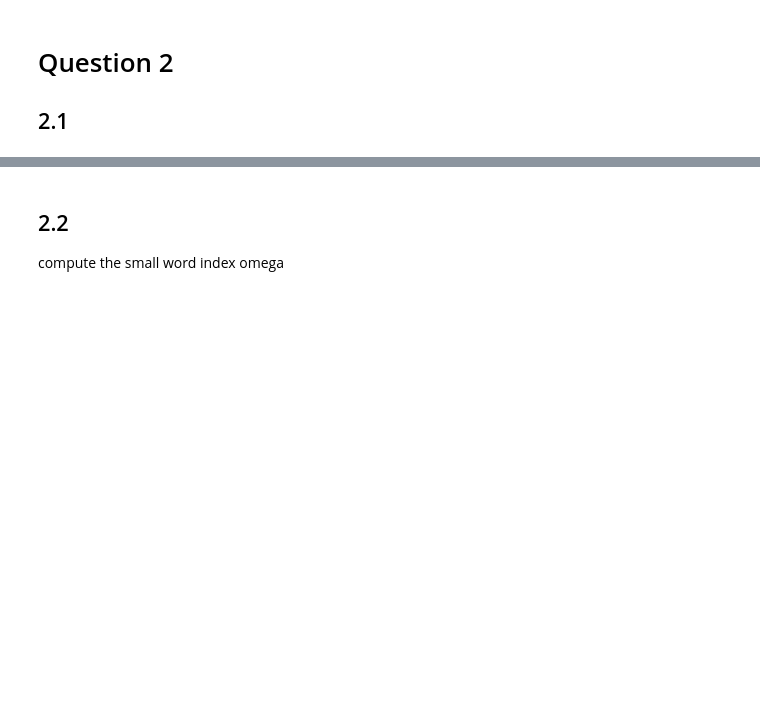
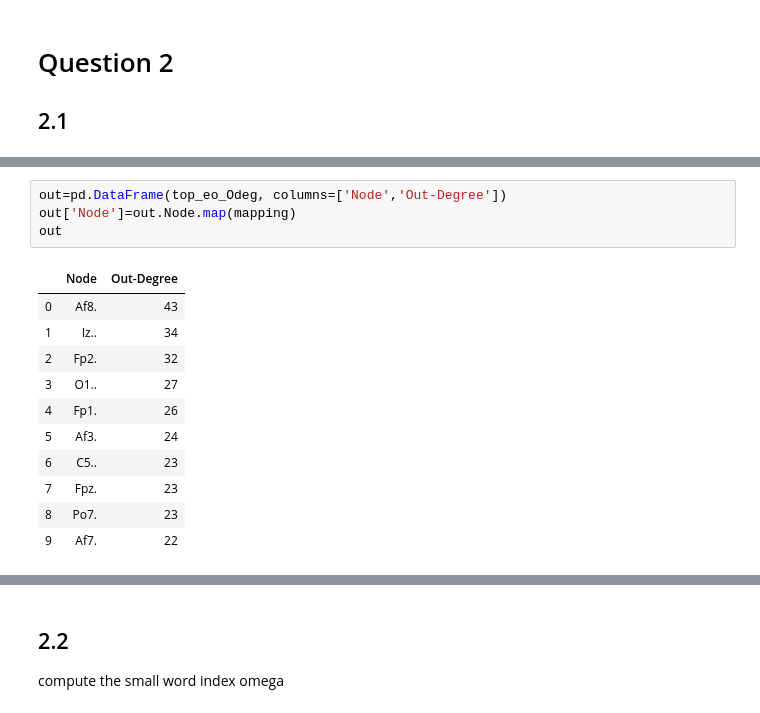
Before and after one commit to giulianosoced/Bioinf1, a Jupyter notebook: BI-HW1.ipynb, the cells around one changed output, grey strips where cells are left out. Saved outputs shown, nothing was run; the diff lists cells and outputs as text; blank space fills up the shorter version.

```diff
--- a/BI-HW1.ipynb
+++ b/BI-HW1.ipynb
@@ -281,0 +318,16 @@ sorted(dict(ec_Odeg).items(), key=lambda x: x[1], reverse=True)[:10]
+# %%
+out=pd.DataFrame(top_eo_Odeg, columns=['Node','Out-Degree'])
+out['Node']=out.Node.map(mapping)
+out
+# %% [output]
+|  | Node | Out-Degree |
+| 0 | Af8. | 43 |
+| 1 | Iz.. | 34 |
+| 2 | Fp2. | 32 |
+| 3 | O1.. | 27 |
+| 4 | Fp1. | 26 |
+| 5 | Af3. | 24 |
+| 6 | C5.. | 23 |
+| 7 | Fpz. | 23 |
+| 8 | Po7. | 23 |
+| 9 | Af7. | 22 |
```
Also changed, not shown: parts of 24 cells of this notebook.
